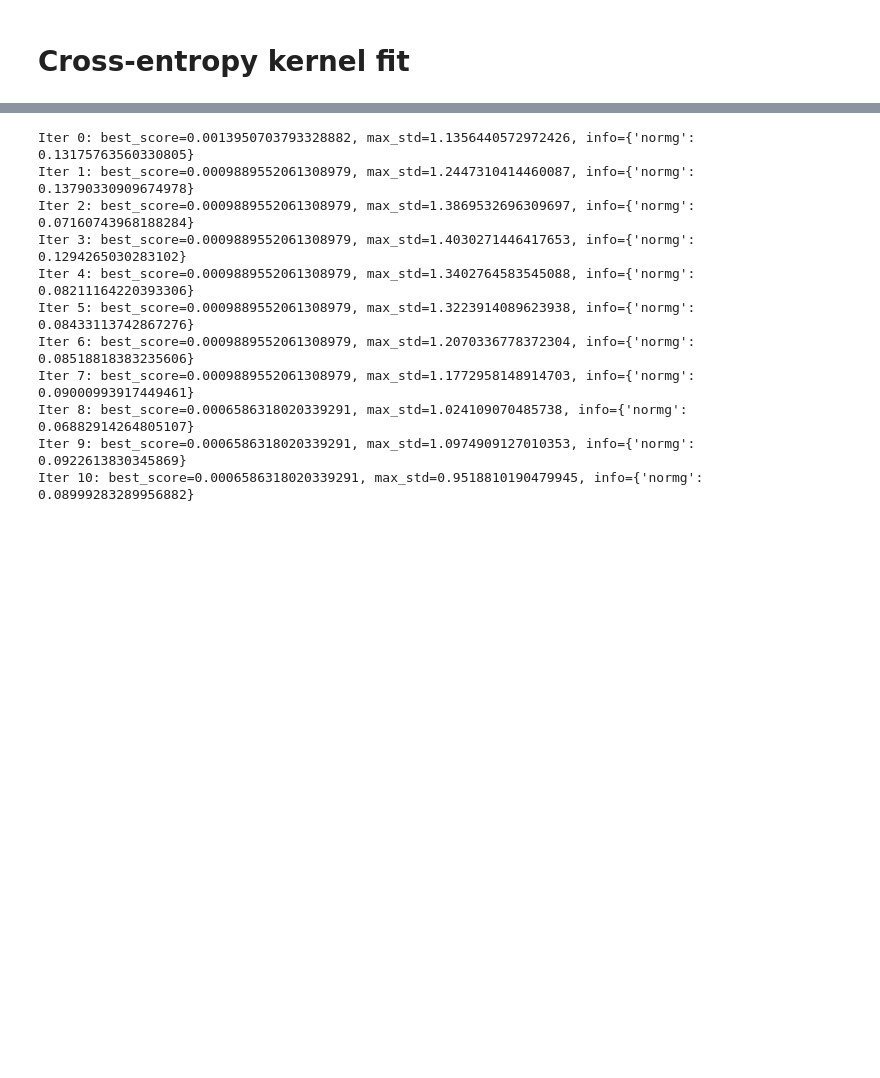
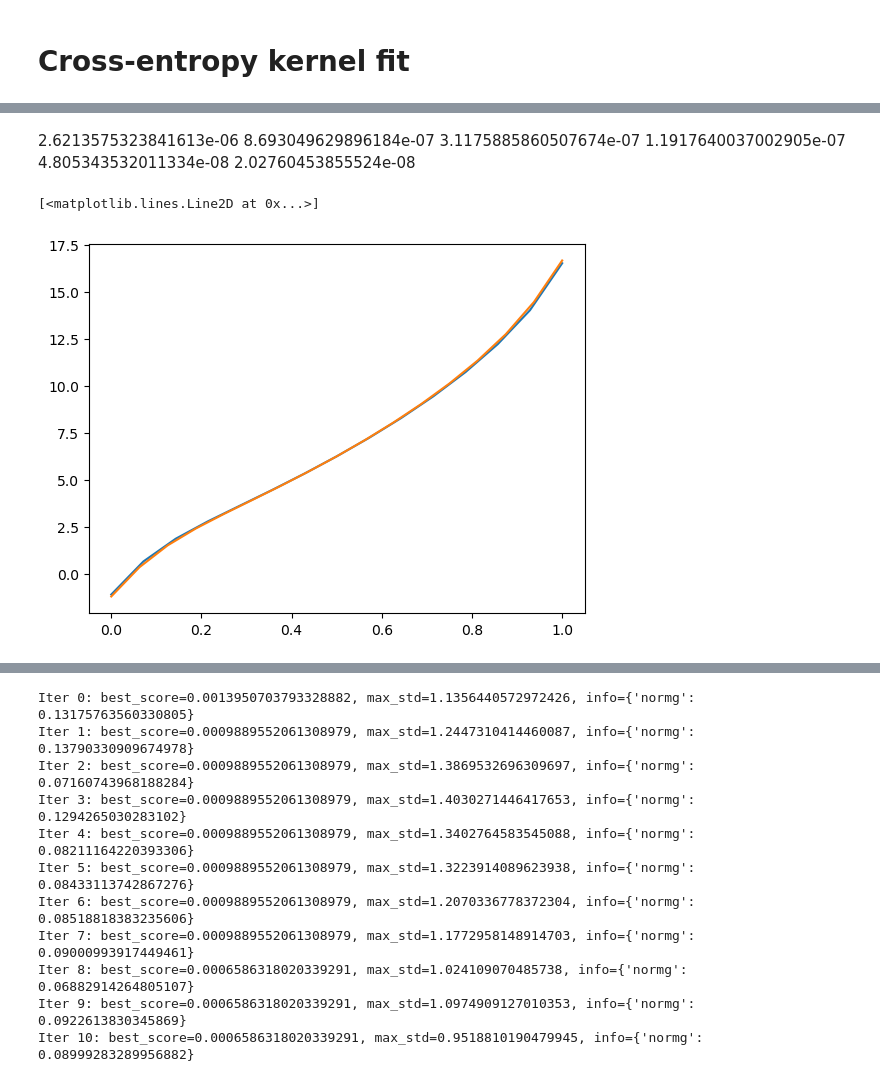
Before and after one commit to Beremi/KL_decomposition, a Jupyter notebook: cross_entropy_demo copy.ipynb, the cells around one changed output, grey strips where cells are left out. Drawn from its saved outputs; the diff is of its cells as text; code cells hidden in the pictures; blank space fills up the shorter version.

```diff
--- a/cross_entropy_demo copy.ipynb
+++ b/cross_entropy_demo copy.ipynb
@@ -385,0 +813,14 @@ Final objective value: 2.6213576350715283e-06
+# %% [markdown]
+2.6213575323841613e-06
+8.693049629896184e-07
+3.1175885860507674e-07
+1.1917640037002905e-07
+4.805343532011334e-08
+2.02760453855524e-08
+# %%
+import matplotlib.pyplot as plt
+plt.plot(np.linspace(0,1,n_terms),x_vals[n_terms:])
+plt.plot(np.linspace(0, 1,n_terms+2),interp_extrap_linear_mid(x_vals[n_terms:], n_terms + 2))
+# %% [output]
+[<matplotlib.lines.Line2D at 0x...>]
+[figure, added]
```
Also changed, not shown: parts of 17 cells of this notebook, 8 other files.
